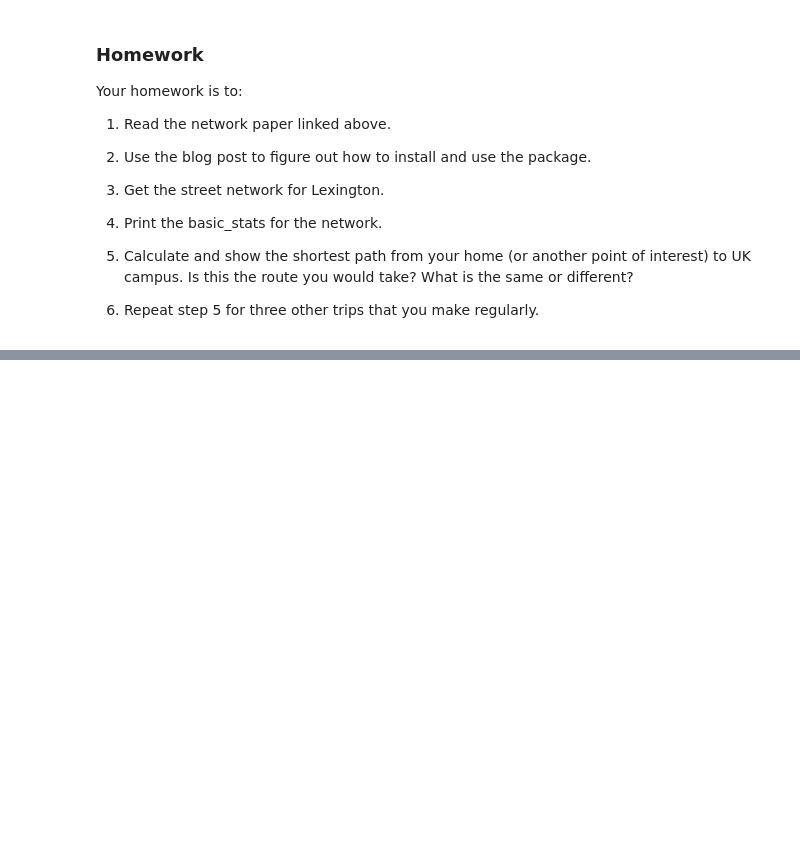
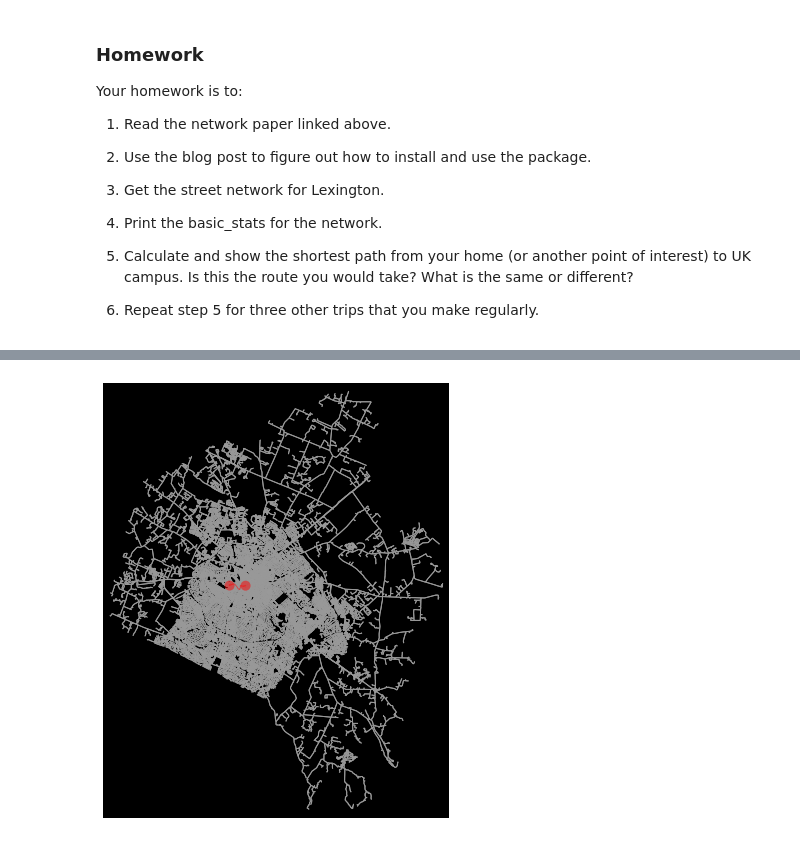
Before and after one commit to Mimarah/ce599, a Jupyter notebook: 18-Networks 2/Networks_OSM.ipynb, the cells around one changed output, grey strips where cells are left out. Cells and saved outputs as stored; diff of their text form; code cells hidden in the pictures; blank space fills up the shorter version.

```diff
--- a/18-Networks 2/Networks_OSM.ipynb
+++ b/18-Networks 2/Networks_OSM.ipynb
@@ -41,0 +77,13 @@ Warning: 'conda-forge' already in 'channels' list, moving to the top
+# %%
+'''
+So this code is finding the shortest path by walking from the origin which is my home at 1035 red mile road
+to the destination at main building on UK campus making use of their coordinates
+'''
+orig = ox.distance.nearest_nodes(G, X = -84.5222963, Y = 38.0389007)
+dest = ox.distance.nearest_nodes(G, X = -84.5049, Y = 38.0389)
+route = ox.shortest_path(G, orig, dest, weight = 'traveltime')
+fig, ax = ox.plot_graph_route(G, route, route_linewidth=1, node_size=0, bgcolor='k')
+
+#this is the route I take to go to school
+# %% [output]
+[figure, added]
```
Also changed, not shown: parts of 11 cells of this notebook, 22 other files.
